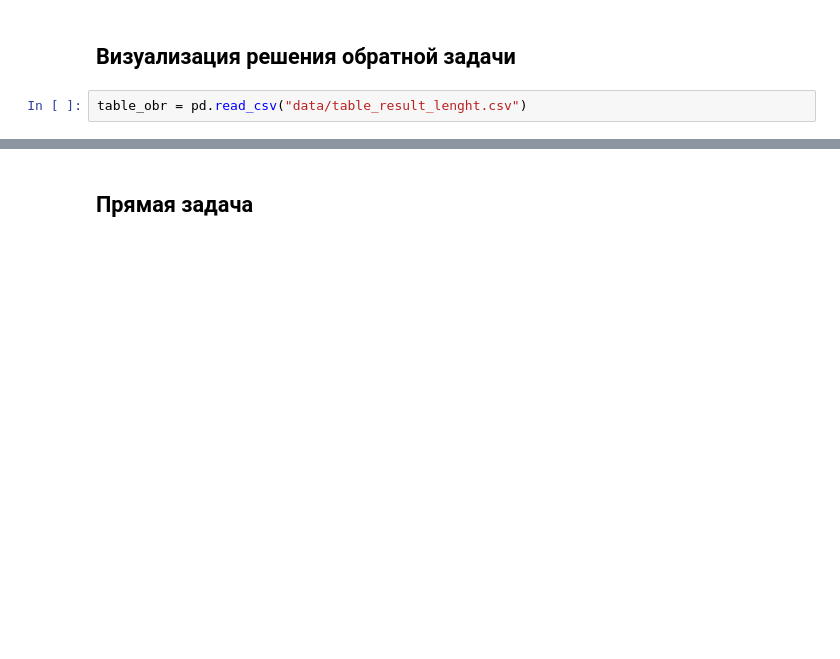
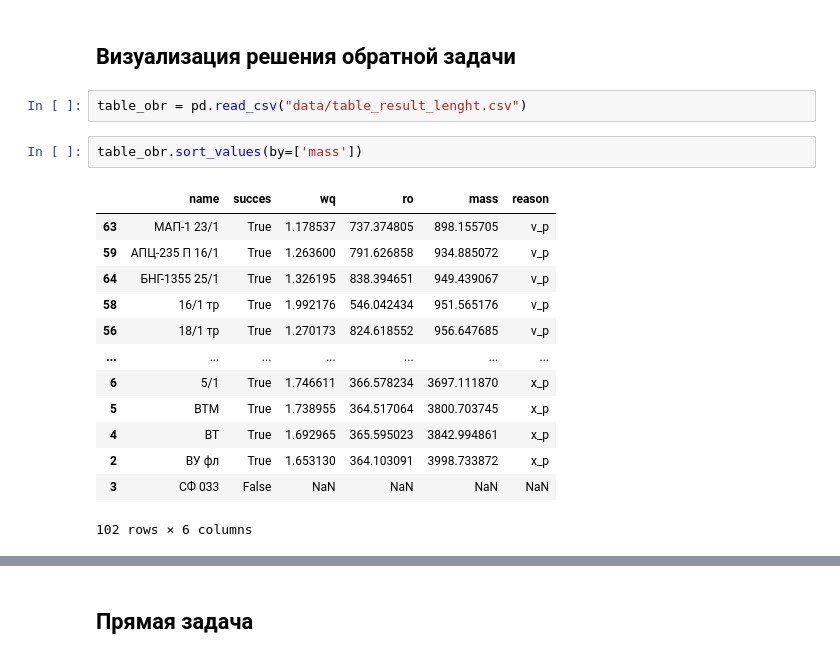
Before and after one commit to MaksKos/Ballistic, a Jupyter notebook: direct_task.ipynb, the cells around one changed output, grey strips where cells are left out. Saved outputs shown, nothing was run; the diff lists cells and outputs as text; blank space fills up the shorter version.

```diff
--- a/direct_task.ipynb
+++ b/direct_task.ipynb
@@ -14,3 +14,19 @@ from matplotlib.colors import ListedColormap
 ## Визуализация решения обратной задачи
 # %%
 table_obr = pd.read_csv("data/table_result_lenght.csv")
+# %%
+table_obr.sort_values(by=['mass'])
+# %% [output]
+|  | name | succes | wq | ro | mass | reason |
+| 63 | МАП-1 23/1 | True | 1.178537 | 737.374805 | 898.155705 | v_p |
+| 59 | АПЦ-235 П 16/1 | True | 1.263600 | 791.626858 | 934.885072 | v_p |
+| 64 | БНГ-1355 25/1 | True | 1.326195 | 838.394651 | 949.439067 | v_p |
+| 58 | 16/1 тр | True | 1.992176 | 546.042434 | 951.565176 | v_p |
+| 56 | 18/1 тр | True | 1.270173 | 824.618552 | 956.647685 | v_p |
+| ... | ... | ... | ... | ... | ... | ... |
+| 6 | 5/1 | True | 1.746611 | 366.578234 | 3697.111870 | x_p |
+| 5 | ВТМ | True | 1.738955 | 364.517064 | 3800.703745 | x_p |
+| 4 | ВТ | True | 1.692965 | 365.595023 | 3842.994861 | x_p |
+| 2 | ВУ фл | True | 1.653130 | 364.103091 | 3998.733872 | x_p |
+| 3 | СФ 033 | False | NaN | NaN | NaN | NaN |
+102 rows × 6 columns
```
Also changed, not shown: parts of 7 cells of this notebook.
